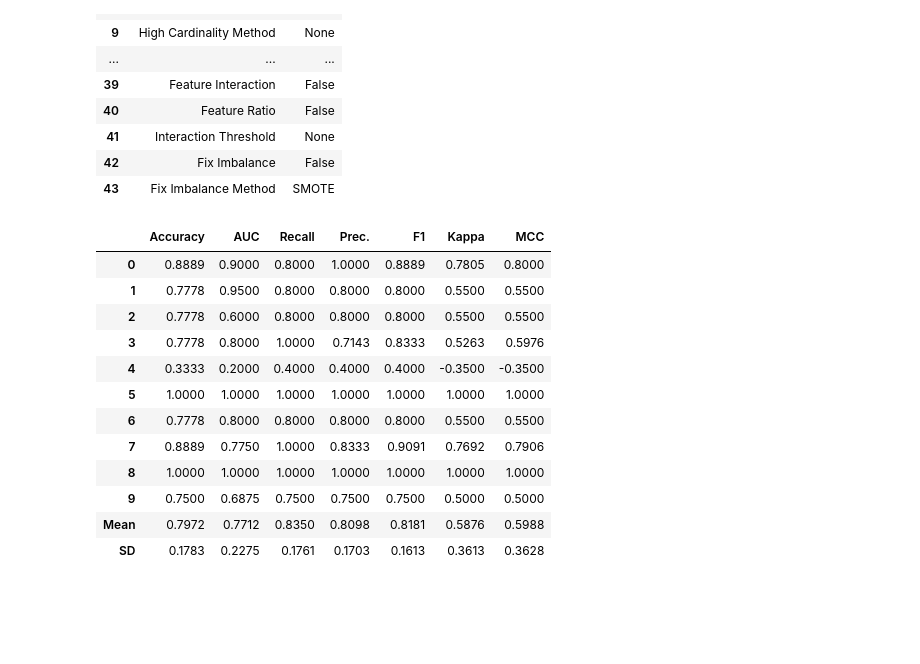
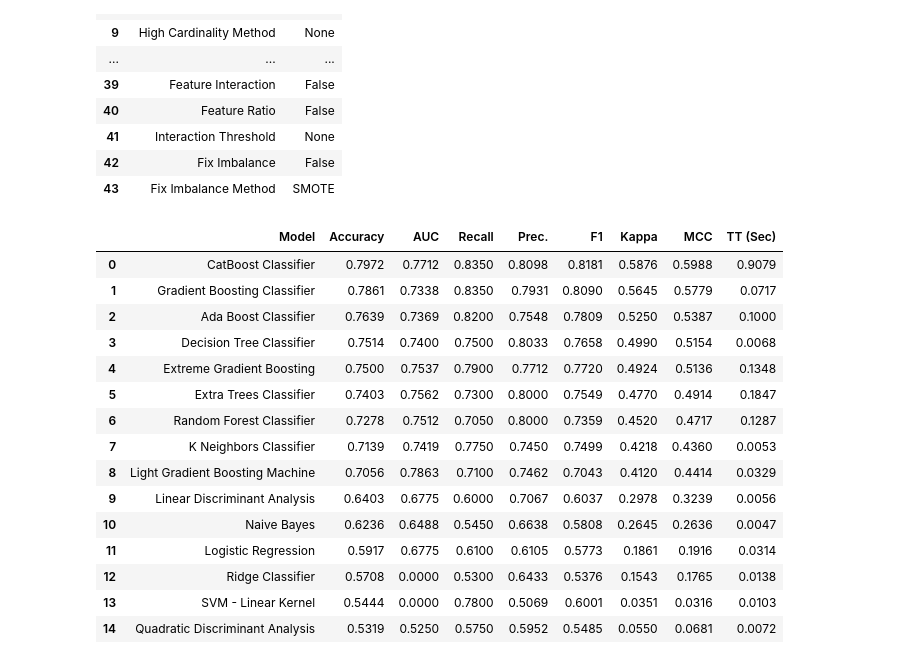
Before and after one commit to CraigBentzen/oD9uReDfdQZnxZyR, a Jupyter notebook: Solution.ipynb, the cells around one changed output. Saved outputs shown, nothing was run; the diff lists cells and outputs as text; code cells hidden in the pictures; blank space fills up the shorter version.

```diff
--- a/Solution.ipynb
+++ b/Solution.ipynb
@@ -285,20 +285,23 @@ Setup Succesfully Completed!
 # %%
 # Create a Category boost model
 # Pycaret uses 10 fold CV to create the model
 # Initial results is an accuracy of .79 - above the .73 threshold in the problem statement.
 
-cat = create_model('catboost')
+best = compare_models()
 # %% [output]
-|  | Accuracy | AUC | Recall | Prec. | F1 | Kappa | MCC |
-| 0 | 0.8889 | 0.9000 | 0.8000 | 1.0000 | 0.8889 | 0.7805 | 0.8000 |
-| 1 | 0.7778 | 0.9500 | 0.8000 | 0.8000 | 0.8000 | 0.5500 | 0.5500 |
-| 2 | 0.7778 | 0.6000 | 0.8000 | 0.8000 | 0.8000 | 0.5500 | 0.5500 |
-| 3 | 0.7778 | 0.8000 | 1.0000 | 0.7143 | 0.8333 | 0.5263 | 0.5976 |
-| 4 | 0.3333 | 0.2000 | 0.4000 | 0.4000 | 0.4000 | -0.3500 | -0.3500 |
-| 5 | 1.0000 | 1.0000 | 1.0000 | 1.0000 | 1.0000 | 1.0000 | 1.0000 |
-| 6 | 0.7778 | 0.8000 | 0.8000 | 0.8000 | 0.8000 | 0.5500 | 0.5500 |
-| 7 | 0.8889 | 0.7750 | 1.0000 | 0.8333 | 0.9091 | 0.7692 | 0.7906 |
-| 8 | 1.0000 | 1.0000 | 1.0000 | 1.0000 | 1.0000 | 1.0000 | 1.0000 |
-| 9 | 0.7500 | 0.6875 | 0.7500 | 0.7500 | 0.7500 | 0.5000 | 0.5000 |
-| Mean | 0.7972 | 0.7712 | 0.8350 | 0.8098 | 0.8181 | 0.5876 | 0.5988 |
-| SD | 0.1783 | 0.2275 | 0.1761 | 0.1703 | 0.1613 | 0.3613 | 0.3628 |
+|  | Model | Accuracy | AUC | Recall | Prec. | F1 | Kappa | MCC | TT (Sec) |
+| 0 | CatBoost Classifier | 0.7972 | 0.7712 | 0.8350 | 0.8098 | 0.8181 | 0.5876 | 0.5988 | 0.9079 |
+| 1 | Gradient Boosting Classifier | 0.7861 | 0.7338 | 0.8350 | 0.7931 | 0.8090 | 0.5645 | 0.5779 | 0.0717 |
+| 2 | Ada Boost Classifier | 0.7639 | 0.7369 | 0.8200 | 0.7548 | 0.7809 | 0.5250 | 0.5387 | 0.1000 |
+| 3 | Decision Tree Classifier | 0.7514 | 0.7400 | 0.7500 | 0.8033 | 0.7658 | 0.4990 | 0.5154 | 0.0068 |
+| 4 | Extreme Gradient Boosting | 0.7500 | 0.7537 | 0.7900 | 0.7712 | 0.7720 | 0.4924 | 0.5136 | 0.1348 |
+| 5 | Extra Trees Classifier | 0.7403 | 0.7562 | 0.7300 | 0.8000 | 0.7549 | 0.4770 | 0.4914 | 0.1847 |
+| 6 | Random Forest Classifier | 0.7278 | 0.7512 | 0.7050 | 0.8000 | 0.7359 | 0.4520 | 0.4717 | 0.1287 |
+| 7 | K Neighbors Classifier | 0.7139 | 0.7419 | 0.7750 | 0.7450 | 0.7499 | 0.4218 | 0.4360 | 0.0053 |
+| 8 | Light Gradient Boosting Machine | 0.7056 | 0.7863 | 0.7100 | 0.7462 | 0.7043 | 0.4120 | 0.4414 | 0.0329 |
+| 9 | Linear Discriminant Analysis | 0.6403 | 0.6775 | 0.6000 | 0.7067 | 0.6037 | 0.2978 | 0.3239 | 0.0056 |
+| 10 | Naive Bayes | 0.6236 | 0.6488 | 0.5450 | 0.6638 | 0.5808 | 0.2645 | 0.2636 | 0.0047 |
+| 11 | Logistic Regression | 0.5917 | 0.6775 | 0.6100 | 0.6105 | 0.5773 | 0.1861 | 0.1916 | 0.0314 |
+| 12 | Ridge Classifier | 0.5708 | 0.0000 | 0.5300 | 0.6433 | 0.5376 | 0.1543 | 0.1765 | 0.0138 |
+| 13 | SVM - Linear Kernel | 0.5444 | 0.0000 | 0.7800 | 0.5069 | 0.6001 | 0.0351 | 0.0316 | 0.0103 |
+| 14 | Quadratic Discriminant Analysis | 0.5319 | 0.5250 | 0.5750 | 0.5952 | 0.5485 | 0.0550 | 0.0681 | 0.0072 |
```
Also changed, not shown: parts of 7 cells of this notebook.
